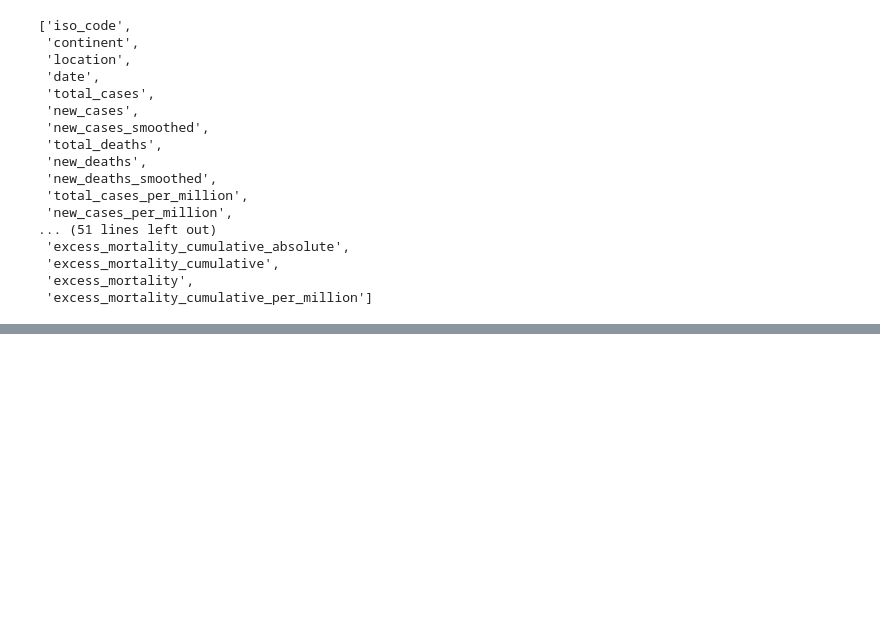
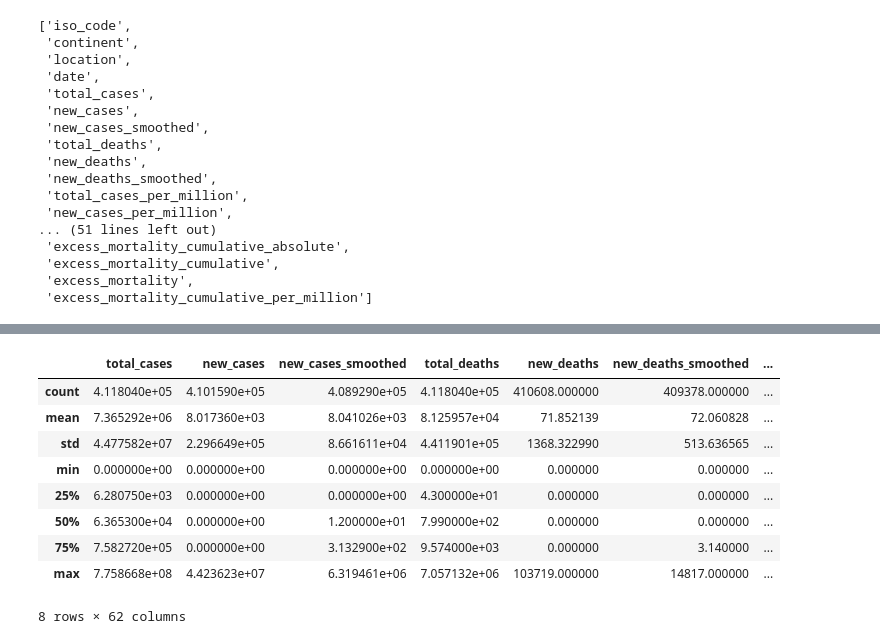
Before and after one commit to TiagoV69/analisis-datos-evento2-grupo7, a Jupyter notebook: EntregaNo3/Evento3/fase3_preparacion_data/preparacion_data.ipynb, the cells around one changed output, grey strips where cells are left out. Drawn from its saved outputs; the diff is of its cells as text; code cells hidden in the pictures; blank space fills up the shorter version.

```diff
--- a/EntregaNo3/Evento3/fase3_preparacion_data/preparacion_data.ipynb
+++ b/EntregaNo3/Evento3/fase3_preparacion_data/preparacion_data.ipynb
@@ -70,0 +104,13 @@ raw.head(3)
+# %%
+raw.describe()
+# %% [output]
+|  | total_cases | new_cases | new_cases_smoothed | total_deaths | new_deaths | new_deaths_smoothed | ... |
+| count | 4.118040e+05 | 4.101590e+05 | 4.089290e+05 | 4.118040e+05 | 410608.000000 | 409378.000000 | ... |
+| mean | 7.365292e+06 | 8.017360e+03 | 8.041026e+03 | 8.125957e+04 | 71.852139 | 72.060828 | ... |
+| std | 4.477582e+07 | 2.296649e+05 | 8.661611e+04 | 4.411901e+05 | 1368.322990 | 513.636565 | ... |
+| min | 0.000000e+00 | 0.000000e+00 | 0.000000e+00 | 0.000000e+00 | 0.000000 | 0.000000 | ... |
+| 25% | 6.280750e+03 | 0.000000e+00 | 0.000000e+00 | 4.300000e+01 | 0.000000 | 0.000000 | ... |
+| 50% | 6.365300e+04 | 0.000000e+00 | 1.200000e+01 | 7.990000e+02 | 0.000000 | 0.000000 | ... |
+| 75% | 7.582720e+05 | 0.000000e+00 | 3.132900e+02 | 9.574000e+03 | 0.000000 | 3.140000 | ... |
+| max | 7.758668e+08 | 4.423623e+07 | 6.319461e+06 | 7.057132e+06 | 103719.000000 | 14817.000000 | ... |
+8 rows × 62 columns
```
Also changed, not shown: parts of 6 cells of this notebook.
